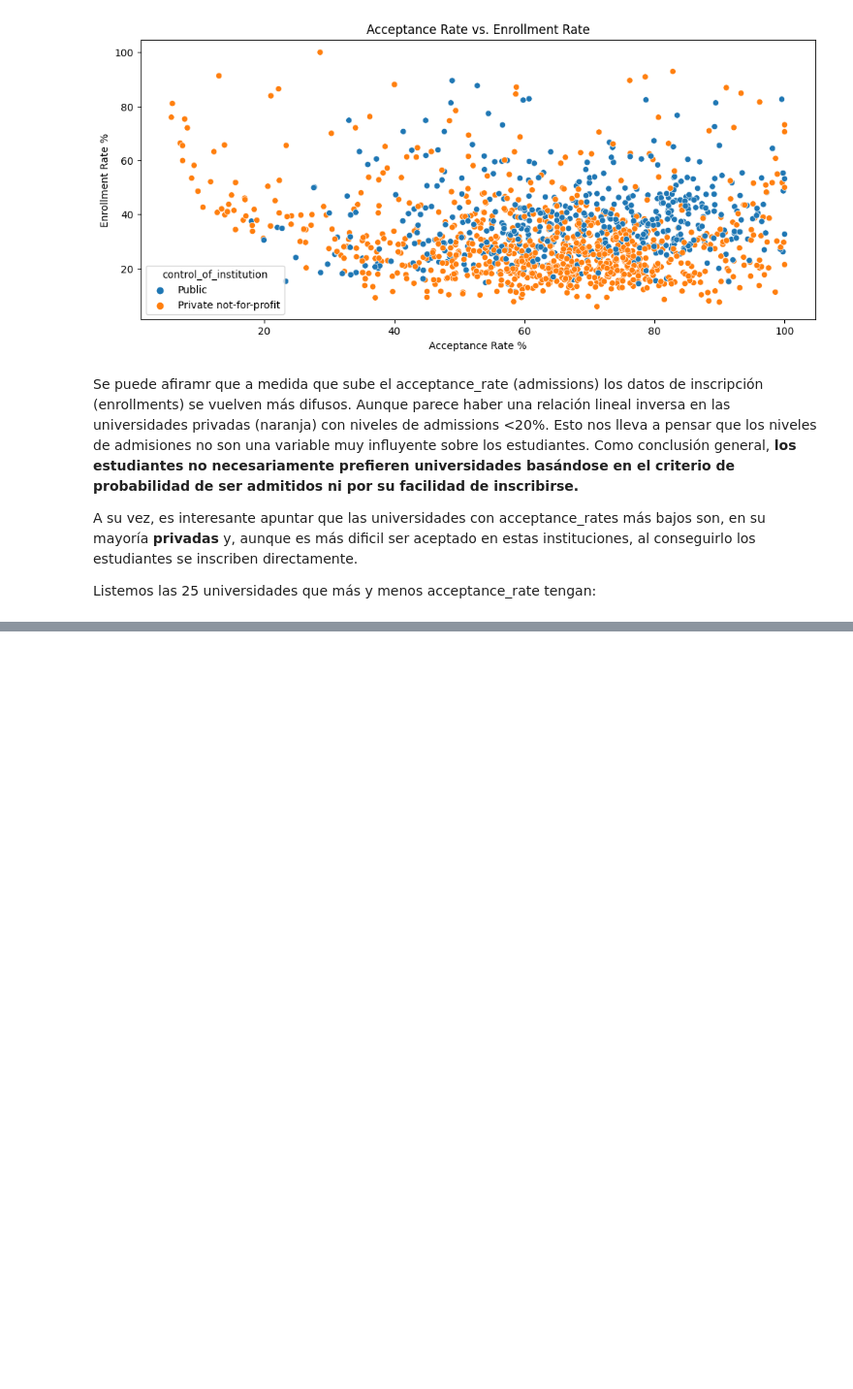
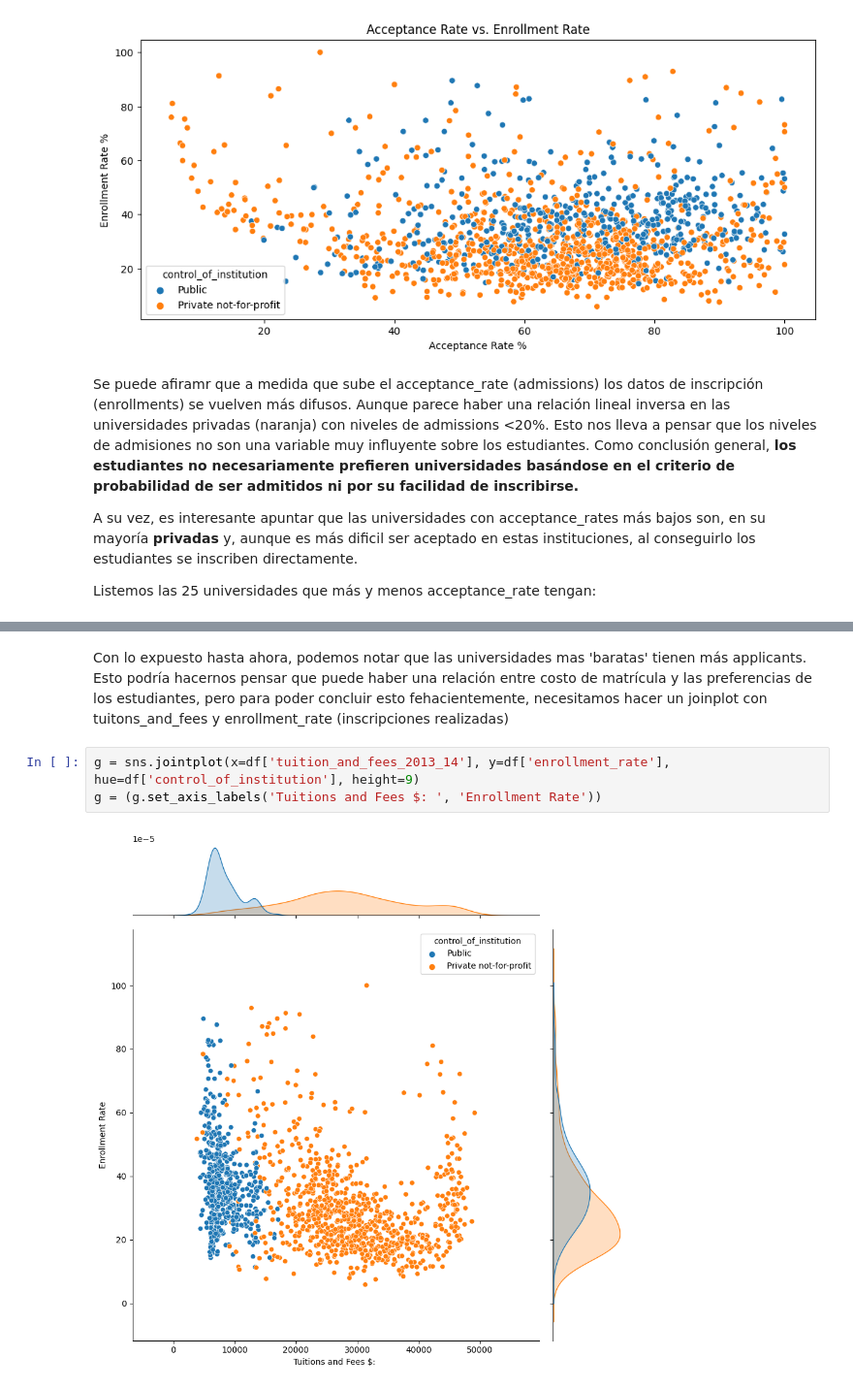
Before and after one commit to VegaNicolas/Exploratory-Data-Analysis---American-Universities-IPEDS-2013, a Jupyter notebook: American_Universities.ipynb, the cells around one changed output, grey strips where cells are left out. Shown at 97% size. Drawn from its saved outputs; the diff is of its cells as text; blank space fills up the shorter version.

```diff
--- a/American_Universities.ipynb
+++ b/American_Universities.ipynb
@@ -438,0 +493,7 @@ Con este último barplot queda verificado que a mayor acceptance_rate, más disp
+# %% [markdown]
+Con lo expuesto hasta ahora, podemos notar que las universidades mas 'baratas' tienen más applicants. Esto podría hacernos pensar que puede haber una relación entre costo de matrícula y las preferencias de los estudiantes, pero para poder concluir esto fehacientemente, necesitamos hacer un joinplot con tuitons_and_fees y enrollment_rate (inscripciones realizadas)
+# %%
+g = sns.jointplot(x=df['tuition_and_fees_2013_14'], y=df['enrollment_rate'], hue=df['control_of_institution'], height=9)
+g = (g.set_axis_labels('Tuitions and Fees $: ', 'Enrollment Rate'))
+# %% [output]
+[figure, added]
```
Also changed, not shown: parts of 13 cells of this notebook.
